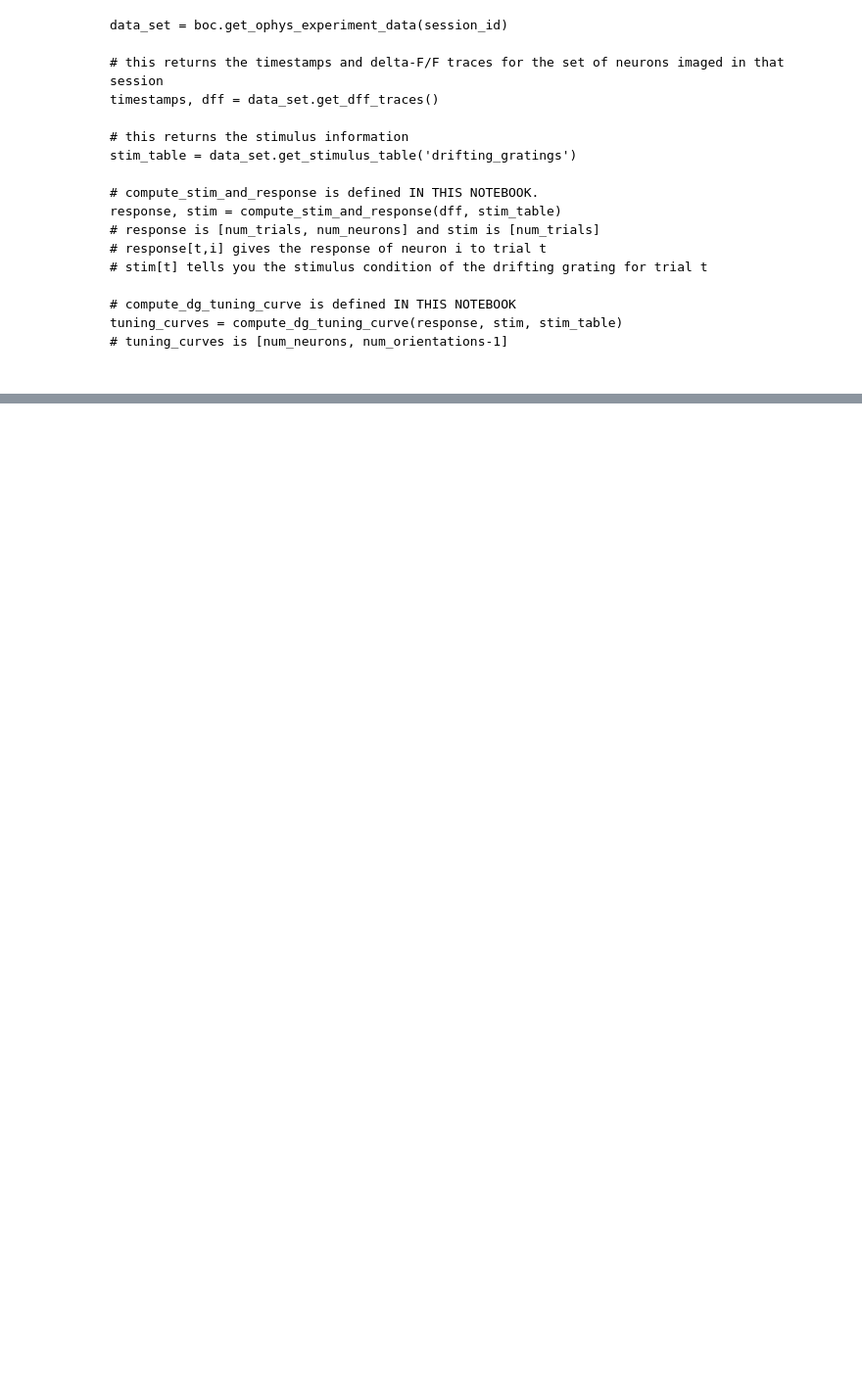
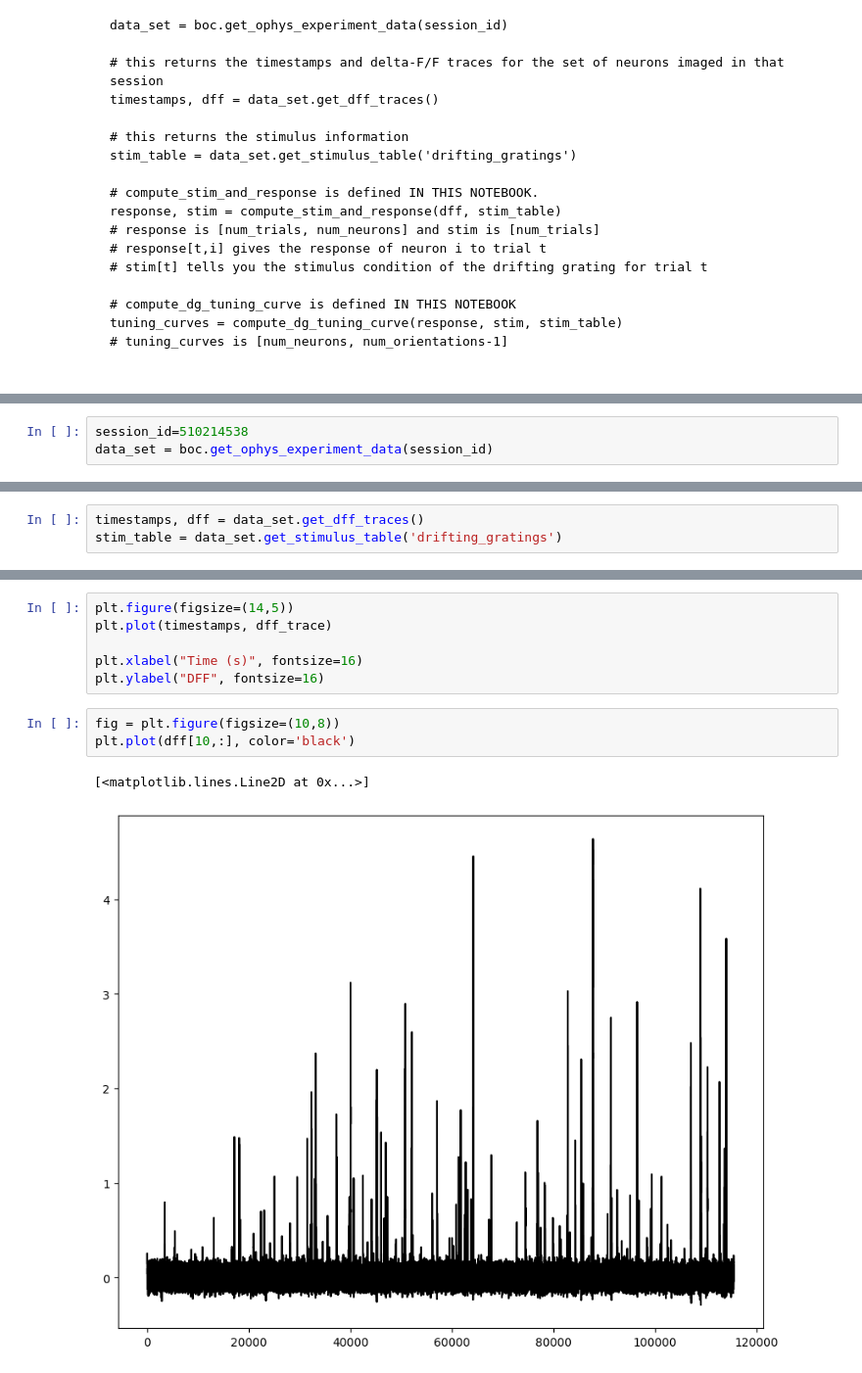
Before and after one commit to KunakaDK/TReND-CaMinA, a Jupyter notebook: notebooks/Kenya26/03-04-AllenTutorial/project_templates/Photon_DriftingG.ipynb, the cells around one changed output, grey strips where cells are left out. Shown at 98% size. Cells and saved outputs as stored; diff of their text form; blank space fills up the shorter version.

```diff
--- a/notebooks/Kenya26/03-04-AllenTutorial/project_templates/Photon_DriftingG.ipynb
+++ b/notebooks/Kenya26/03-04-AllenTutorial/project_templates/Photon_DriftingG.ipynb
@@ -286,0 +345,3 @@ get_experiment_session_list()
+# %%
+session_id=510214538
+data_set = boc.get_ophys_experiment_data(session_id)
@@ -286,0 +364,3 @@ get_experiment_session_list()
+# %%
+timestamps, dff = data_set.get_dff_traces()
+stim_table = data_set.get_stimulus_table('drifting_gratings')
@@ -286,0 +443,12 @@ get_experiment_session_list()
+# %%
+plt.figure(figsize=(14,5))
+plt.plot(timestamps, dff_trace)
+
+plt.xlabel("Time (s)", fontsize=16)
+plt.ylabel("DFF", fontsize=16)
+# %%
+fig = plt.figure(figsize=(10,8))
+plt.plot(dff[10,:], color='black')
+# %% [output]
+[<matplotlib.lines.Line2D at 0x...>]
+[figure, added]
```
Also changed, not shown: parts of 25 cells of this notebook.
